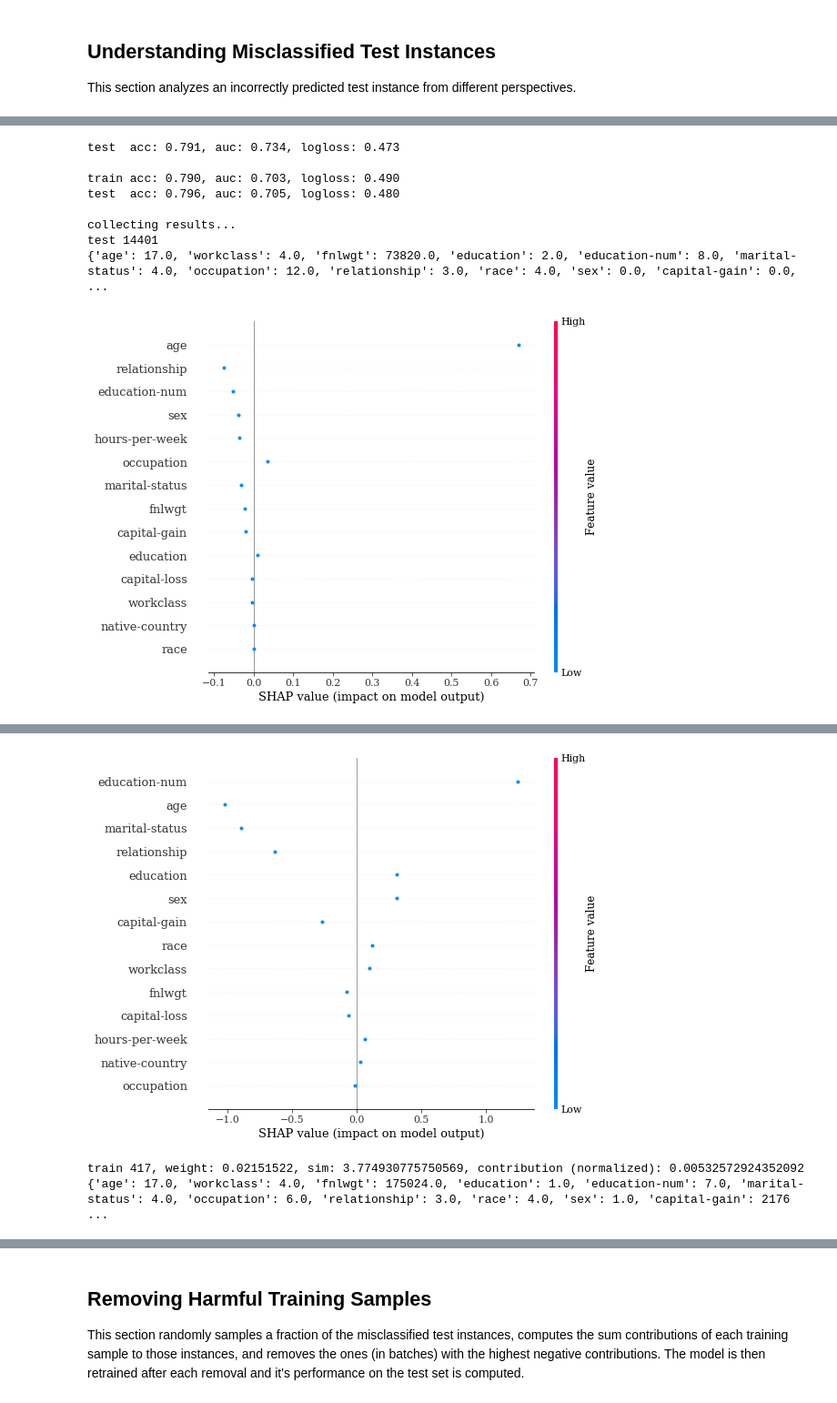
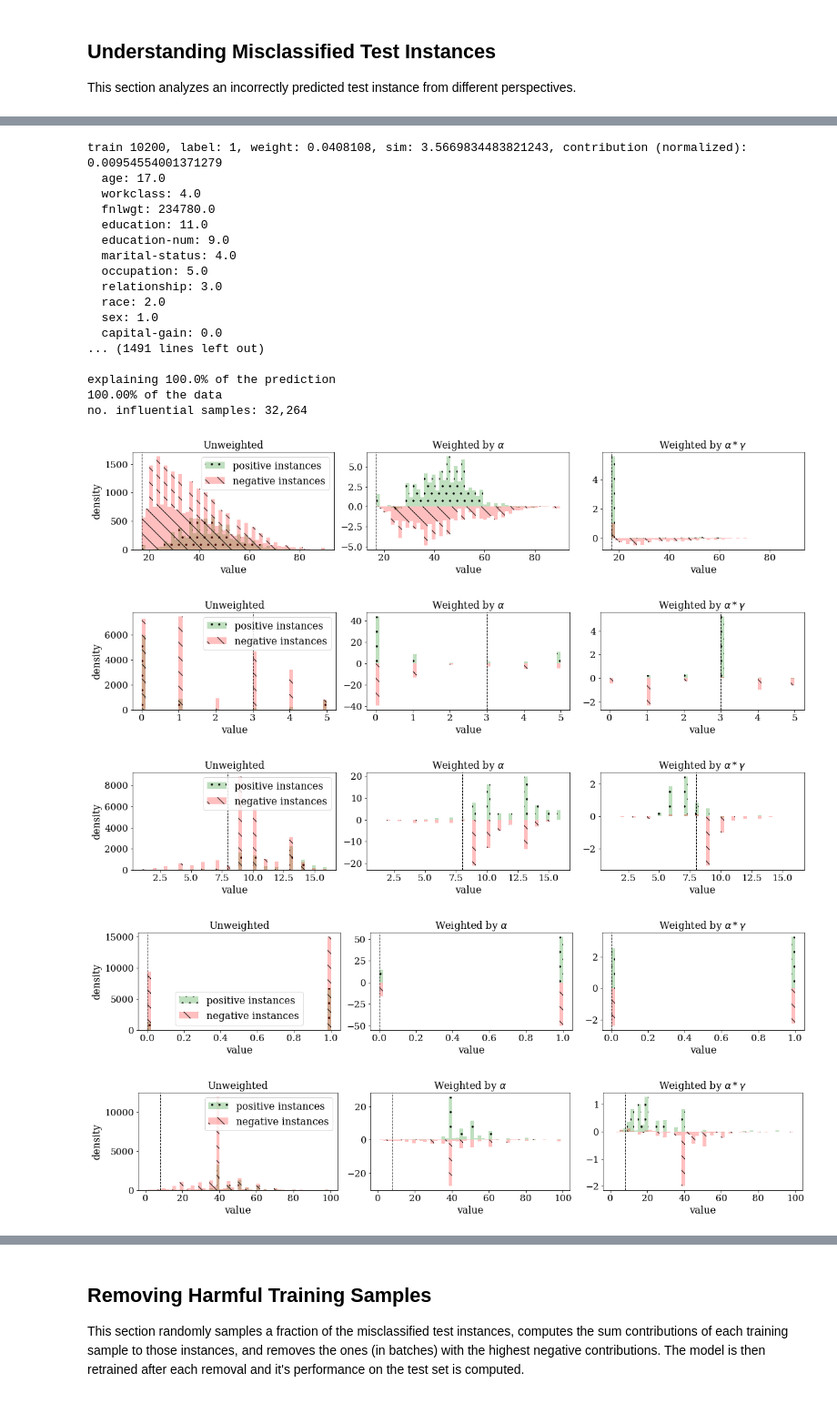
Before and after one commit to jjbrophy47/trex, a Jupyter notebook: experiments/notebooks/medifor.ipynb, the cells around one changed output, grey strips where cells are left out. Shown at 91% size. Saved outputs shown, nothing was run; the diff lists cells and outputs as text; code cells hidden in the pictures.

```diff
--- a/experiments/notebooks/medifor.ipynb
+++ b/experiments/notebooks/medifor.ipynb
@@ -108,7 +108,7 @@ args.xlim=None
 args.max_bins=50
 args.kde=False
 args.overlay=False
-args.topk=5
+args.topk=100
 args.test_type='neg_correct'
 args.alpha=0.25
 args.rs=2
@@ -142,9 +151,22 @@ train acc: 0.786, auc: 0.730, logloss: 0.484
-test  acc: 0.791, auc: 0.734, logloss: 0.473
+train 10200, label: 1, weight: 0.0408108, sim: 3.5669834483821243, contribution (normalized): 0.00954554001371279
+  age: 17.0
+  workclass: 4.0
+  fnlwgt: 234780.0
+  education: 11.0
+  education-num: 9.0
+  marital-status: 4.0
+  occupation: 5.0
+  relationship: 3.0
+  race: 2.0
+  sex: 1.0
+  capital-gain: 0.0
+... (1491 lines left out)
 
-train acc: 0.790, auc: 0.703, logloss: 0.490
-test  acc: 0.796, auc: 0.705, logloss: 0.480
-
-collecting results...
-test 14401
-{'age': 17.0, 'workclass': 4.0, 'fnlwgt': 73820.0, 'education': 2.0, 'education-num': 8.0, 'marital-status': 4.0, 'occupation': 12.0, 'relationship': 3.0, 'race': 4.0, 'sex': 0.0, 'capital-gain': 0.0, ...
+explaining 100.0% of the prediction
+100.00% of the data
+no. influential samples: 32,264
-[figure]
+[figure, new version]
+[figure, new version]
+[figure, new version]
+[figure, new version]
+[figure, added]
@@ -153,3 +176,0 @@ train 331, weight: -0.00979359, sim: 1.4272230891579991, contribution (normalize
-[figure, old version]
-train 417, weight: 0.02151522, sim: 3.774930775750569, contribution (normalized): 0.00532572924352092
-{'age': 17.0, 'workclass': 4.0, 'fnlwgt': 175024.0, 'education': 1.0, 'education-num': 7.0, 'marital-status': 4.0, 'occupation': 6.0, 'relationship': 3.0, 'race': 4.0, 'sex': 1.0, 'capital-gain': 2176 ...
```
Also changed, not shown: parts of 1 cell of this notebook, 11 other files.
